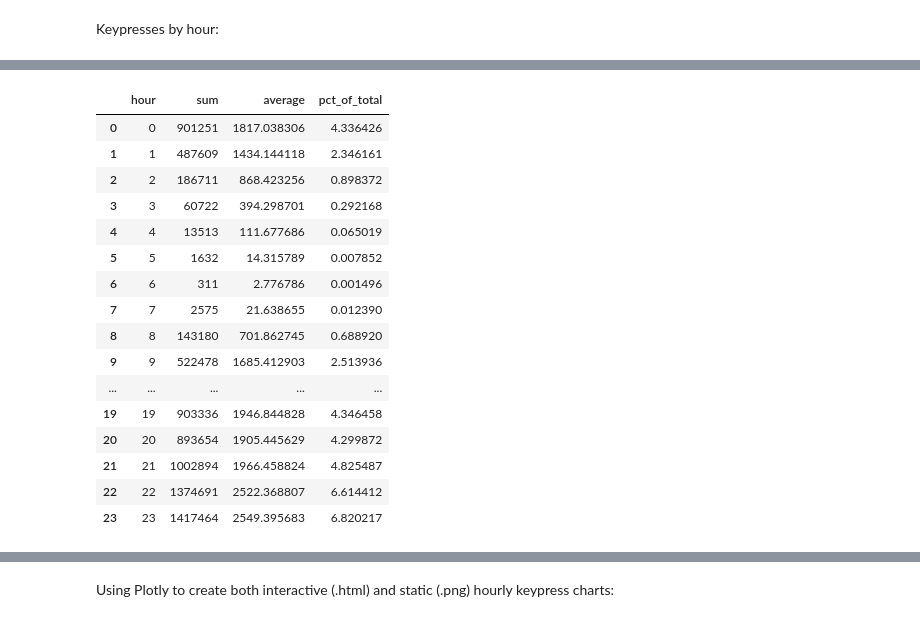
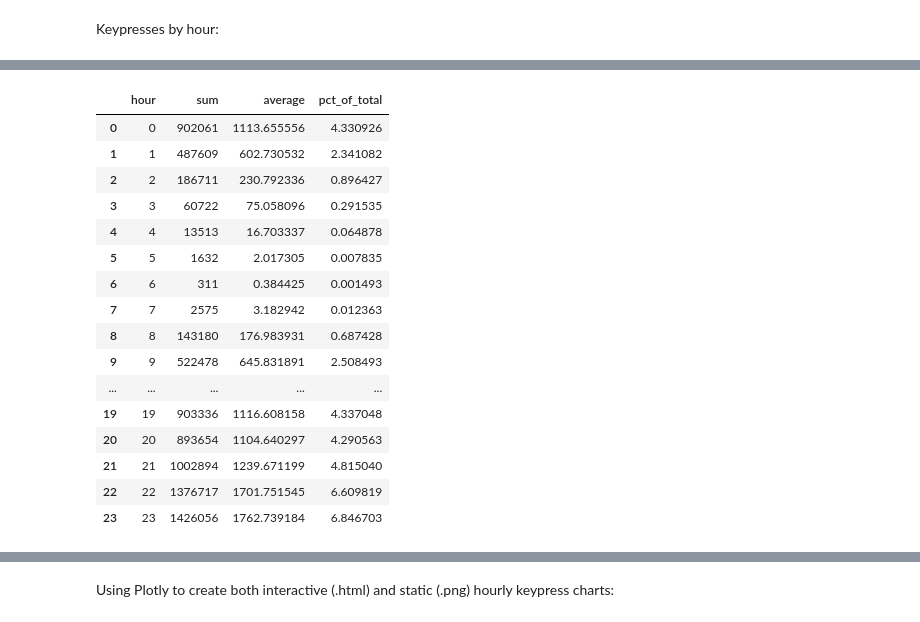
Before and after one commit to kburchfiel/fitbit_steps_and_whatpulse_keypresses_comparison, a Jupyter notebook: whatpulse_viewer_v2.ipynb, the cells around one changed output, grey strips where cells are left out. Cells and saved outputs as stored; diff of their text form; code cells hidden in the pictures.

Commit message:
Added hours with 0 keypresses to hourly table

```diff
--- a/whatpulse_viewer_v2.ipynb
+++ b/whatpulse_viewer_v2.ipynb
@@ -662,0 +714,4 @@ df_hourly_keypresses
+# %%
+df_hourly_keypresses['day_and_hour'] = df_hourly_keypresses['day'] + pd.to_timedelta(df_hourly_keypresses['hour'], unit = 'H')
+df_hourly_keypresses.set_index('day_and_hour', inplace = True)
+df_hourly_keypresses
@@ -662,0 +733,8 @@ df_hourly_keypresses
+# %%
+full_hourly_date_range = pd.date_range(start = first_date, end = last_date, freq = 'H')
+df_hourly_keypresses = df_hourly_keypresses.reindex(full_hourly_date_range)
+df_hourly_keypresses['keypresses'].fillna(0, inplace = True)
+df_hourly_keypresses['keypresses'] = df_hourly_keypresses['keypresses'].astype('int')
+df_hourly_keypresses['day'] = df_hourly_keypresses.index.date
+df_hourly_keypresses['hour'] = df_hourly_keypresses.index.hour
+df_hourly_keypresses
@@ -662,0 +755,4 @@ df_hourly_keypresses
+# %%
+df_hourly_keypresses.reset_index(drop=True,inplace=True)
+
+df_hourly_keypresses
@@ -701,8 +815,8 @@ df_hourly_keypresses.sort_values('count', ascending = False)
 # %% [markdown]
 Keypresses by hour:
 # %%
-df_hourly_avg_pivot = df_hourly_keypresses.pivot_table(index = 'hour', values = 'count', aggfunc = 'mean').reset_index()
-df_hourly_avg_pivot.rename(columns={'count':'average'},inplace=True)
+df_hourly_avg_pivot = df_hourly_keypresses.pivot_table(index = 'hour', values = 'keypresses', aggfunc = 'mean').reset_index()
+df_hourly_avg_pivot.rename(columns={'keypresses':'average'},inplace=True)
 df_hourly_avg_pivot
 # %% [output]
 |  | hour | average |
@@ -725,28 +841,28 @@ df_hourly_avg_pivot
 # %%
-df_hourly_pivot = df_hourly_keypresses.pivot_table(index = 'hour', values = 'count', aggfunc = 'sum').reset_index()
-df_hourly_pivot.rename(columns={'count':'sum'},inplace=True)
+df_hourly_pivot = df_hourly_keypresses.pivot_table(index = 'hour', values = 'keypresses', aggfunc = 'sum').reset_index()
+df_hourly_pivot.rename(columns={'keypresses':'sum'},inplace=True)
 df_hourly_pivot = df_hourly_pivot.merge(df_hourly_avg_pivot, on = 'hour')
 total_keypresses = df_hourly_pivot['sum'].sum()
 df_hourly_pivot['pct_of_total'] = 100* df_hourly_pivot['sum'] / total_keypresses
 df_hourly_pivot
 # %% [output]
 |  | hour | sum | average | pct_of_total |
-| 0 | 0 | 901251 | 1817.038306 | 4.336426 |
-| 1 | 1 | 487609 | 1434.144118 | 2.346161 |
-| 2 | 2 | 186711 | 868.423256 | 0.898372 |
-| 3 | 3 | 60722 | 394.298701 | 0.292168 |
-| 4 | 4 | 13513 | 111.677686 | 0.065019 |
-| 5 | 5 | 1632 | 14.315789 | 0.007852 |
-| 6 | 6 | 311 | 2.776786 | 0.001496 |
-| 7 | 7 | 2575 | 21.638655 | 0.012390 |
-| 8 | 8 | 143180 | 701.862745 | 0.688920 |
-| 9 | 9 | 522478 | 1685.412903 | 2.513936 |
+| 0 | 0 | 902061 | 1113.655556 | 4.330926 |
+| 1 | 1 | 487609 | 602.730532 | 2.341082 |
+| 2 | 2 | 186711 | 230.792336 | 0.896427 |
+| 3 | 3 | 60722 | 75.058096 | 0.291535 |
+| 4 | 4 | 13513 | 16.703337 | 0.064878 |
+| 5 | 5 | 1632 | 2.017305 | 0.007835 |
+| 6 | 6 | 311 | 0.384425 | 0.001493 |
+| 7 | 7 | 2575 | 3.182942 | 0.012363 |
+| 8 | 8 | 143180 | 176.983931 | 0.687428 |
+| 9 | 9 | 522478 | 645.831891 | 2.508493 |
 | ... | ... | ... | ... | ... |
-| 19 | 19 | 903336 | 1946.844828 | 4.346458 |
-| 20 | 20 | 893654 | 1905.445629 | 4.299872 |
-| 21 | 21 | 1002894 | 1966.458824 | 4.825487 |
-| 22 | 22 | 1374691 | 2522.368807 | 6.614412 |
-| 23 | 23 | 1417464 | 2549.395683 | 6.820217 |
+| 19 | 19 | 903336 | 1116.608158 | 4.337048 |
+| 20 | 20 | 893654 | 1104.640297 | 4.290563 |
+| 21 | 21 | 1002894 | 1239.671199 | 4.815040 |
+| 22 | 22 | 1376717 | 1701.751545 | 6.609819 |
+| 23 | 23 | 1426056 | 1762.739184 | 6.846703 |
 # %%
 sum(df_hourly_pivot['pct_of_total']) # Making sure the percentages were calculated correctly (they should add up to 100%)
 # %% [output]
```
Also changed, not shown: parts of 49 cells of this notebook, 12 other files.
